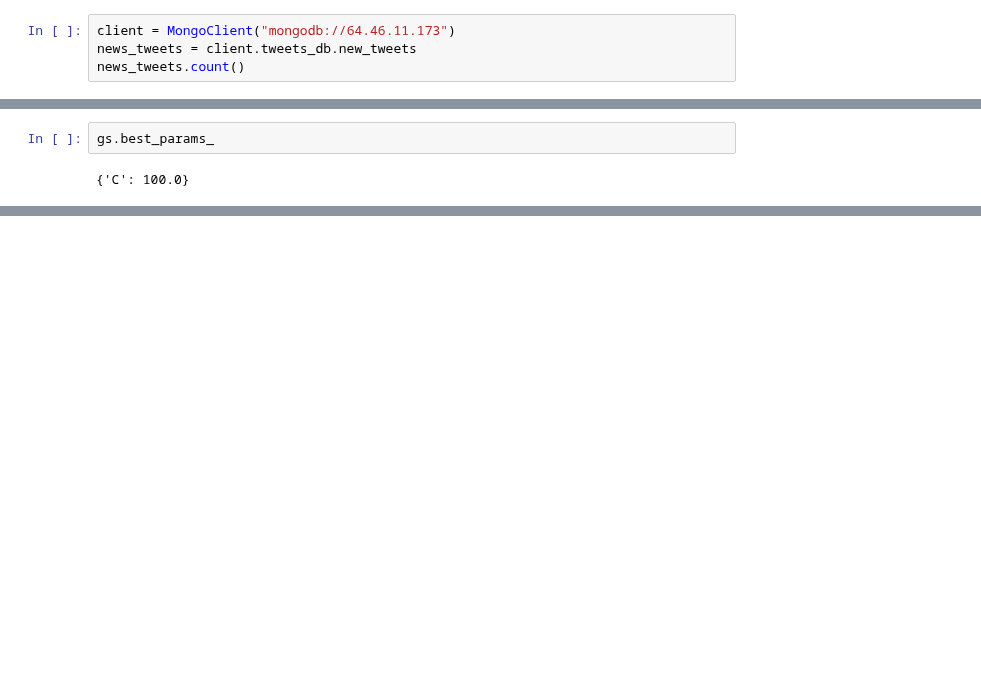
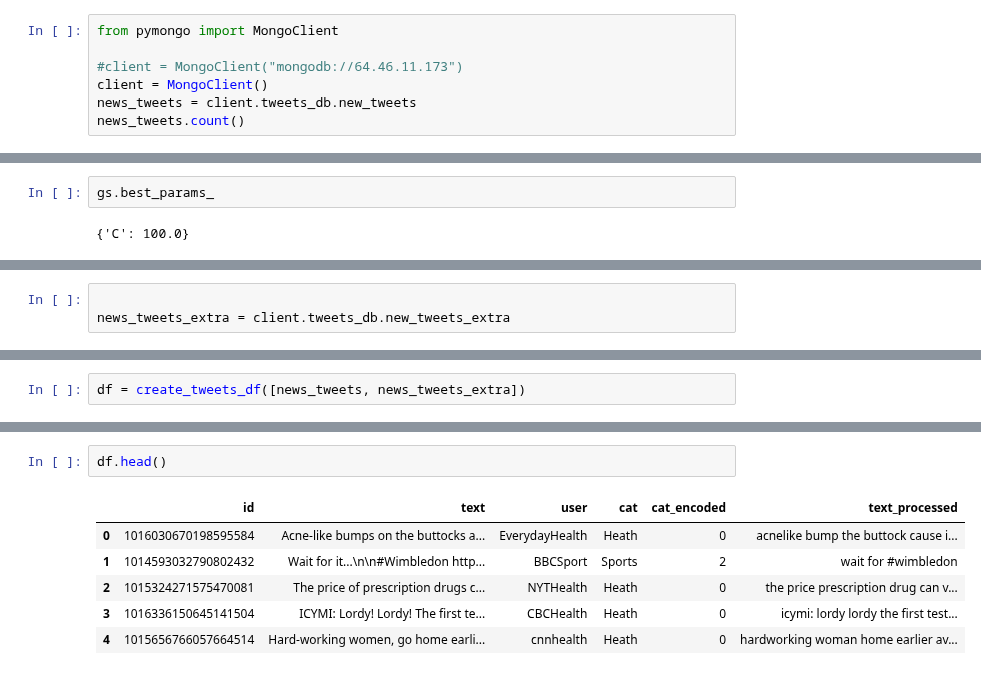
Before and after one commit to amirnasri/Data-Science, a Jupyter notebook: Twitter/main.ipynb, the cells around one changed output, grey strips where cells are left out. Saved outputs shown, nothing was run; the diff lists cells and outputs as text; blank space fills up the shorter version.

```diff
--- a/Twitter/main.ipynb
+++ b/Twitter/main.ipynb
@@ -119,7 +119,10 @@ In the above code:
 # %% [markdown]
 After running the code for a few hour we have collected arount ... tweets:
 # %%
-client = MongoClient("mongodb://64.46.11.173")
+from pymongo import MongoClient
+
+#client = MongoClient("mongodb://64.46.11.173")
+client = MongoClient()
 news_tweets = client.tweets_db.new_tweets
 news_tweets.count()
 # %% [output]
@@ -463,0 +598,3 @@ a
+# %%
+
+news_tweets_extra = client.tweets_db.new_tweets_extra
@@ -463,0 +658,2 @@ a
+# %%
+df = create_tweets_df([news_tweets, news_tweets_extra])
@@ -463,0 +678,9 @@ a
+# %%
+df.head()
+# %% [output]
+|  | id | text | user | cat | cat_encoded | text_processed |
+| 0 | 1016030670198595584 | Acne-like bumps on the buttocks a... | EverydayHealth | Heath | 0 | acnelike bump the buttock cause i... |
+| 1 | 1014593032790802432 | Wait for it...\n\n#Wimbledon http... | BBCSport | Sports | 2 | wait for #wimbledon |
+| 2 | 1015324271575470081 | The price of prescription drugs c... | NYTHealth | Heath | 0 | the price prescription drug can v... |
+| 3 | 1016336150645141504 | ICYMI: Lordy! Lordy! The first te... | CBCHealth | Heath | 0 | icymi: lordy lordy the first test... |
+| 4 | 1015656766057664514 | Hard-working women, go home earli... | cnnhealth | Heath | 0 | hardworking woman home earlier av... |
```
Also changed, not shown: parts of 83 cells of this notebook, 8 other files.
